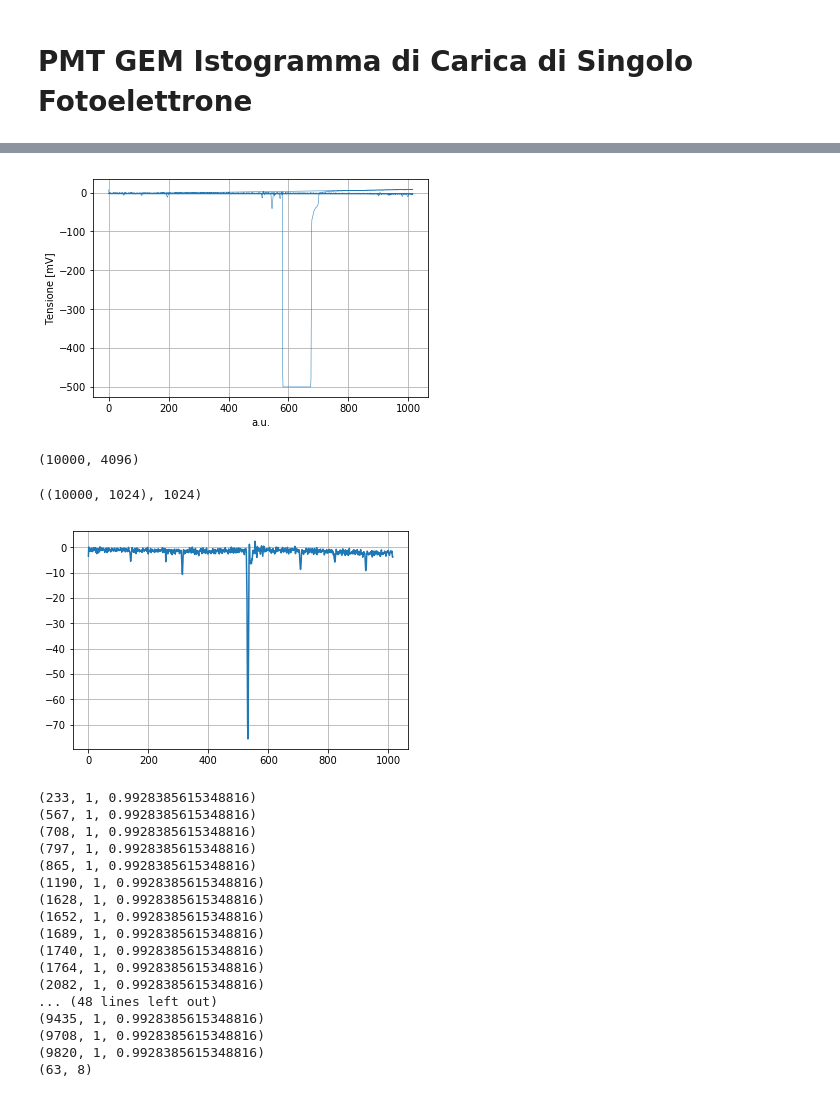
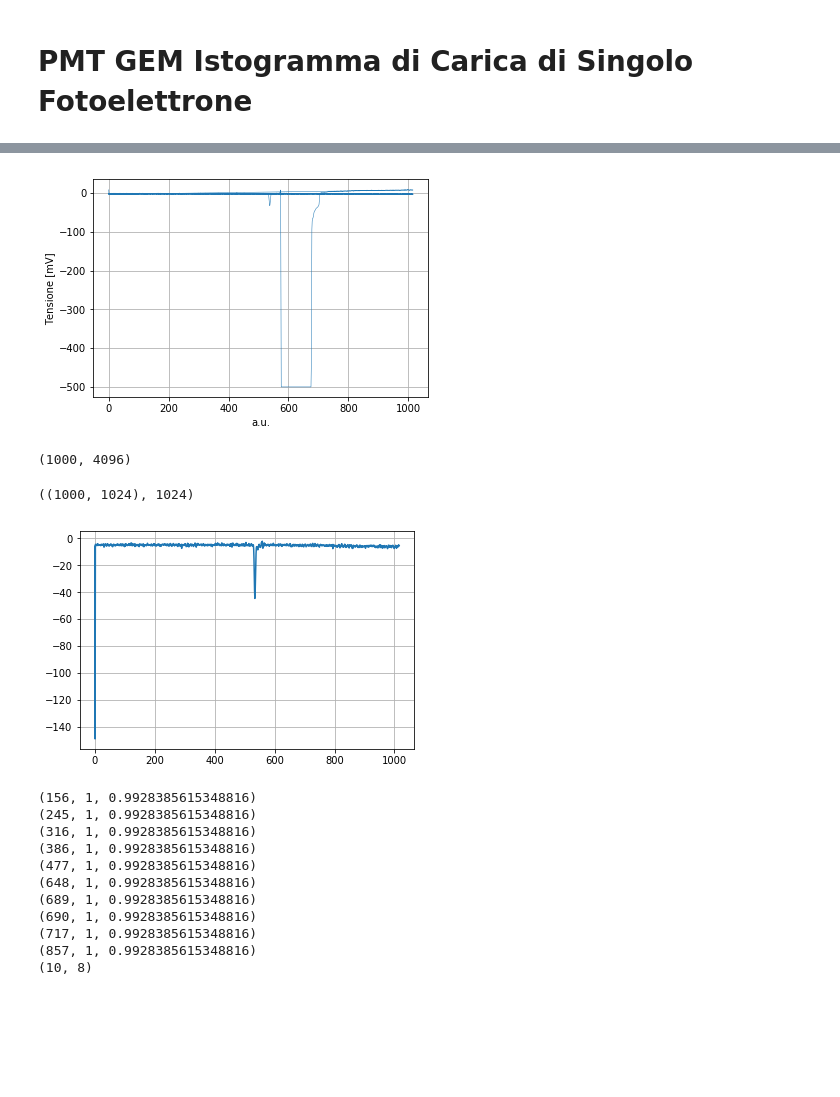
Before and after one commit to edoardoORANGE/ORANGEdata, a Jupyter notebook: Analisi/singlePhotoAnalysis.ipynb, the cells around one changed output, grey strips where cells are left out. Cells and saved outputs as stored; diff of their text form; code cells hidden in the pictures; blank space fills up the shorter version.

```diff
--- a/Analisi/singlePhotoAnalysis.ipynb
+++ b/Analisi/singlePhotoAnalysis.ipynb
@@ -7,9 +9,9 @@ import matplotlib.pyplot as plt
 # %%
-fileROOT = root.TFile('../SinglePhoto/singlePhotoGrande.root')#"chargeDataBlu.root") #nome del rootfile
+fileROOT = root.TFile('../SinglePhoto/singlePhoto22mV.root')#"chargeDataBlu.root") #nome del rootfile
 tree = fileROOT.Get("t1") #nome del datatree
 
 nDat = 1024*4 #numero dati per evento
-nEvts = 10000 #numero di eventi
+nEvts = 1000 #numero di eventi
 n = 1024
 #creo due array vuoti per salvare wave_array e time_array del .root
 
@@ -31,11 +33,11 @@ plt.ylabel('Tensione [mV]')
 plt.grid()
 plt.show()
 # %% [output]
-[figure, old version]
+[figure, new version]
 # %%
 wave.shape
 # %% [output]
-(10000, 4096)
+(1000, 4096)
 # %%
 waveCh1 = np.zeros((nEvts,n))
 waveCh2 = np.zeros((nEvts,n))
@@ -65,39 +67,33 @@ for i in range(nEvts):
             waveCh4[i][j-3*n] = wave[i][j]
             timeCh4[i][j-3*n] = time[i][j]
 # %% [output]
-((10000, 1024), 1024)
+((1000, 1024), 1024)
 # %%
-plt.plot(timeCh4[151] , waveCh4[151])#il dato 70 sfancula all'inizio
+plt.plot(timeCh4[156] , waveCh4[156])#il dato 70 sfancula all'inizio
 plt.grid()
 #plt.xlim(0,3)
 plt.show()
 j= 0
 for i in range(nEvts):
     if min(waveCh4[i]) < -110 and waveCh4[i].argmin() < 5:
         print(i , waveCh4[i].argmin() , timeCh4[i][waveCh4[i].argmin()])
         j = j+1
 print(j , 8)
 #waveCh4[70][:].argmin()
 #print(waveCh4[70][1] , waveCh4[151][1])
 # %% [output]
-[figure, old version]
+[figure, new version]
-(233, 1, 0.9928385615348816)
-(567, 1, 0.9928385615348816)
-(708, 1, 0.9928385615348816)
-(797, 1, 0.9928385615348816)
-(865, 1, 0.9928385615348816)
-(1190, 1, 0.9928385615348816)
-(1628, 1, 0.9928385615348816)
-(1652, 1, 0.9928385615348816)
-(1689, 1, 0.9928385615348816)
-(1740, 1, 0.9928385615348816)
-(1764, 1, 0.9928385615348816)
-(2082, 1, 0.9928385615348816)
-... (48 lines left out)
-(9435, 1, 0.9928385615348816)
-(9708, 1, 0.9928385615348816)
-(9820, 1, 0.9928385615348816)
-(63, 8)
+(156, 1, 0.9928385615348816)
+(245, 1, 0.9928385615348816)
+(316, 1, 0.9928385615348816)
+(386, 1, 0.9928385615348816)
+(477, 1, 0.9928385615348816)
+(648, 1, 0.9928385615348816)
+(689, 1, 0.9928385615348816)
+(690, 1, 0.9928385615348816)
+(717, 1, 0.9928385615348816)
+(857, 1, 0.9928385615348816)
+(10, 8)
 # %%
 #creo un array per salvare i valori medi di tensione di piedistallo
 meanPedestal = np.zeros((nEvts,1))
```
Also changed, not shown: parts of 9 cells of this notebook, 6 other files.
